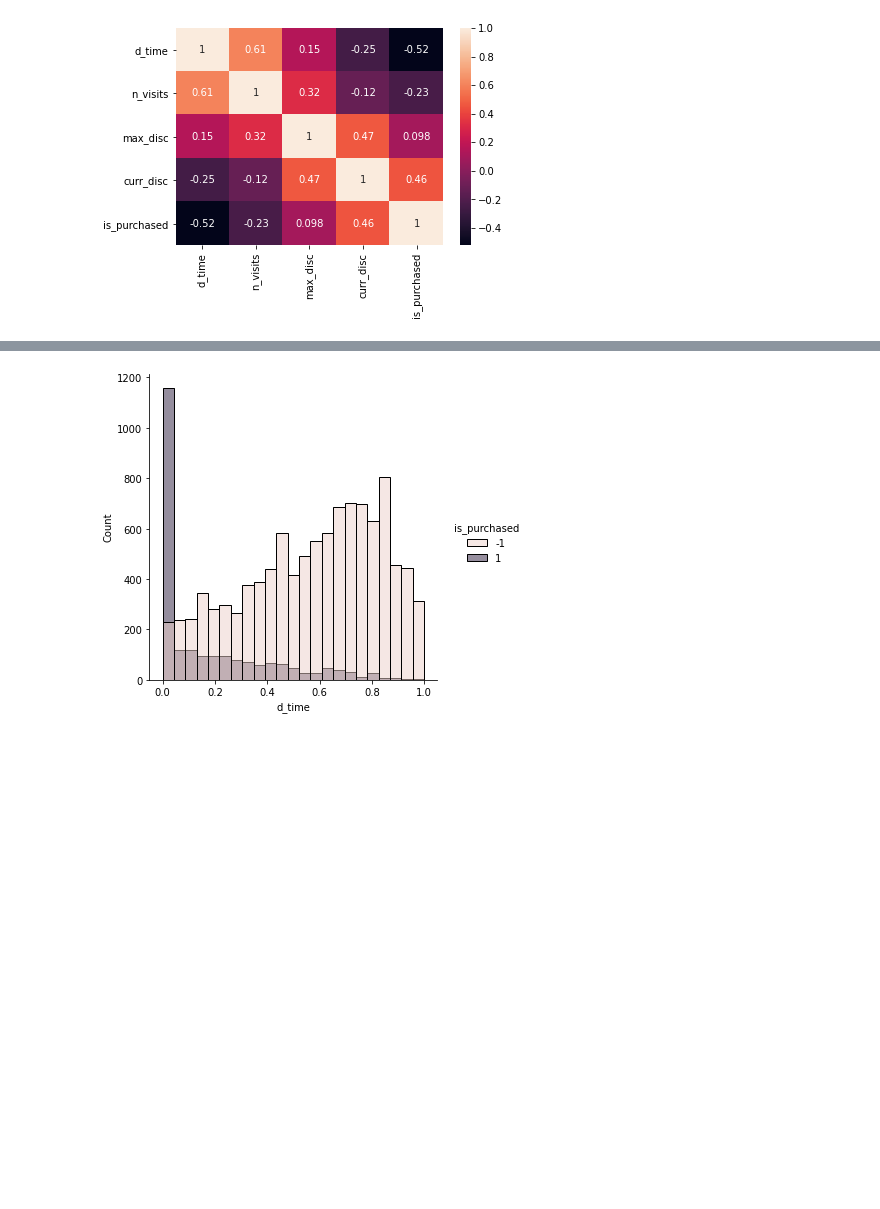
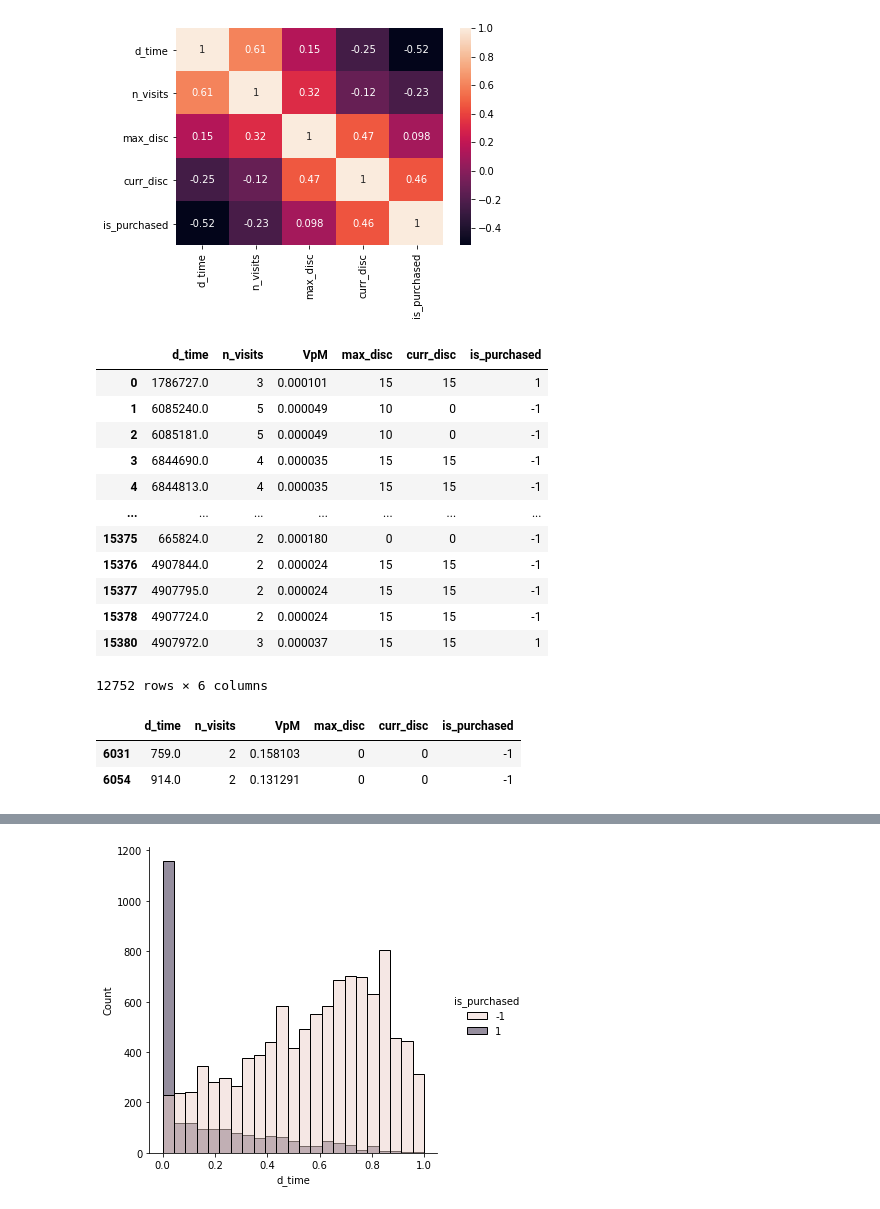
Before and after one commit to tiskus333/AI_discount_predicition, a Jupyter notebook: data_analysis_2.ipynb, the cells around one changed output, grey strips where cells are left out. Saved outputs shown, nothing was run; the diff lists cells and outputs as text; code cells hidden in the pictures; blank space fills up the shorter version.

```diff
--- a/data_analysis_2.ipynb
+++ b/data_analysis_2.ipynb
@@ -283,0 +289,22 @@ sns.heatmap(df.corr(),annot = True)
+# %%
+df2
+# %% [output]
+|  | d_time | n_visits | VpM | max_disc | curr_disc | is_purchased |
+| 0 | 1786727.0 | 3 | 0.000101 | 15 | 15 | 1 |
+| 1 | 6085240.0 | 5 | 0.000049 | 10 | 0 | -1 |
+| 2 | 6085181.0 | 5 | 0.000049 | 10 | 0 | -1 |
+| 3 | 6844690.0 | 4 | 0.000035 | 15 | 15 | -1 |
+| 4 | 6844813.0 | 4 | 0.000035 | 15 | 15 | -1 |
+| ... | ... | ... | ... | ... | ... | ... |
+| 15375 | 665824.0 | 2 | 0.000180 | 0 | 0 | -1 |
+| 15376 | 4907844.0 | 2 | 0.000024 | 15 | 15 | -1 |
+| 15377 | 4907795.0 | 2 | 0.000024 | 15 | 15 | -1 |
+| 15378 | 4907724.0 | 2 | 0.000024 | 15 | 15 | -1 |
+| 15380 | 4907972.0 | 3 | 0.000037 | 15 | 15 | 1 |
+12752 rows × 6 columns
+# %%
+df2[(df2.VpM > .1) & (df2.is_purchased != 1)]
+# %% [output]
+|  | d_time | n_visits | VpM | max_disc | curr_disc | is_purchased |
+| 6031 | 759.0 | 2 | 0.158103 | 0 | 0 | -1 |
+| 6054 | 914.0 | 2 | 0.131291 | 0 | 0 | -1 |
```
Also changed, not shown: parts of 7 cells of this notebook, 5 other files.
